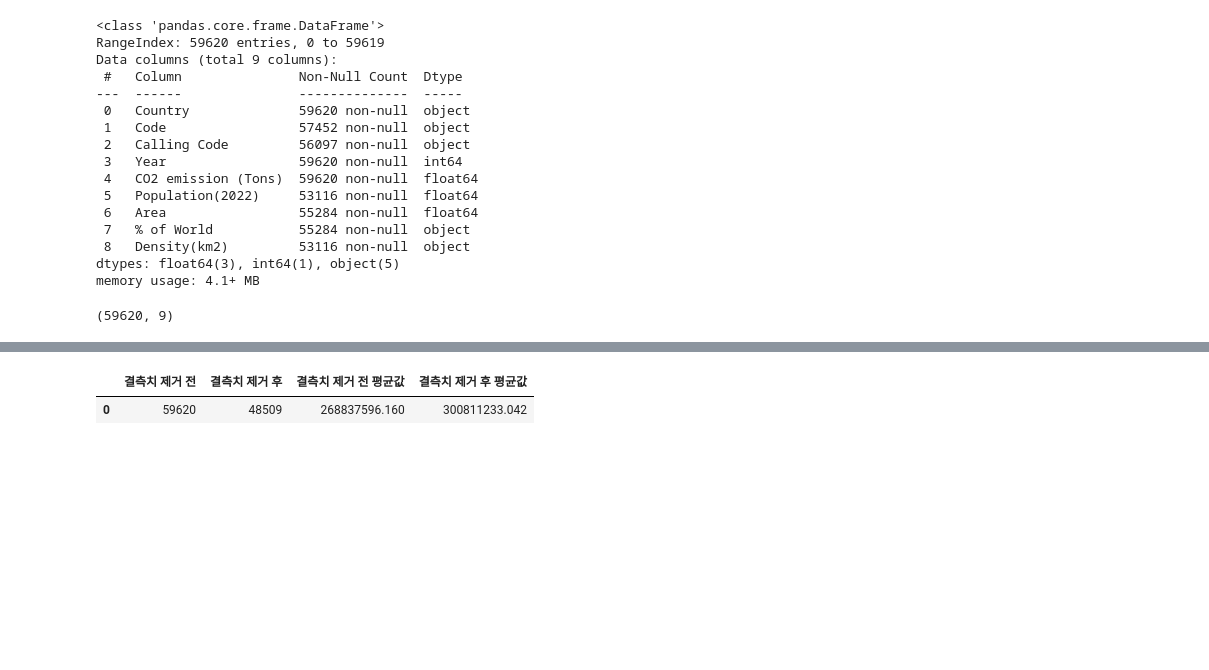
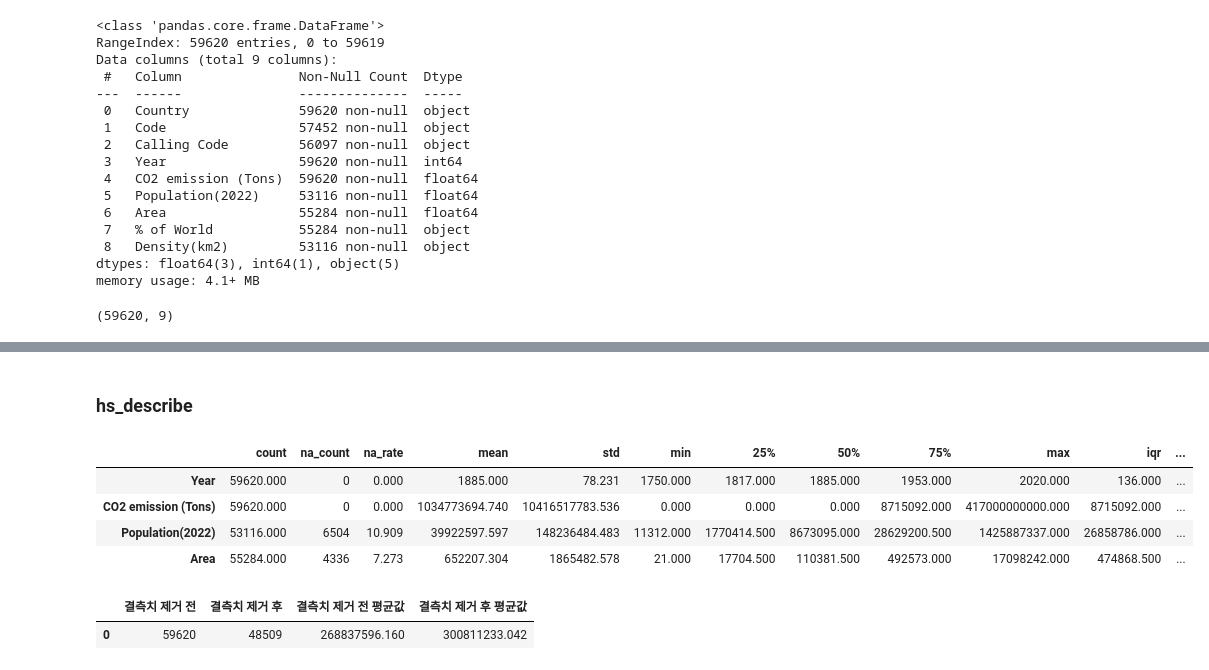
Before and after one commit to GYULLTANGURRI/main, a Jupyter notebook: 12월/2/260212실습/260212_혼자.ipynb, the cells around one changed output, grey strips where cells are left out. Cells and saved outputs as stored; diff of their text form; code cells hidden in the pictures; blank space fills up the shorter version.

```diff
--- a/12월/2/260212실습/260212_혼자.ipynb
+++ b/12월/2/260212실습/260212_혼자.ipynb
@@ -94,0 +163,2 @@ memory usage: 4.1+ MB
+# %% [markdown]
+### hs_describe
@@ -95,3 +247,12 @@ memory usage: 4.1+ MB
+# %%
+desc = hs_describe(origin)
+desc
+# %% [output]
+|  | count | na_count | na_rate | mean | std | min | 25% | 50% | 75% | max | iqr | ... |
+| Year | 59620.000 | 0 | 0.000 | 1885.000 | 78.231 | 1750.000 | 1817.000 | 1885.000 | 1953.000 | 2020.000 | 136.000 | ... |
+| CO2 emission (Tons) | 59620.000 | 0 | 0.000 | 1034773694.740 | 10416517783.536 | 0.000 | 0.000 | 0.000 | 8715092.000 | 417000000000.000 | 8715092.000 | ... |
+| Population(2022) | 53116.000 | 6504 | 10.909 | 39922597.597 | 148236484.483 | 11312.000 | 1770414.500 | 8673095.000 | 28629200.500 | 1425887337.000 | 26858786.000 | ... |
+| Area | 55284.000 | 4336 | 7.273 | 652207.304 | 1865482.578 | 21.000 | 17704.500 | 110381.500 | 492573.000 | 17098242.000 | 474868.500 | ... |
 # %%
 origin.isna().sum()
 
```
Also changed, not shown: parts of 3 cells of this notebook, 5 other files.
